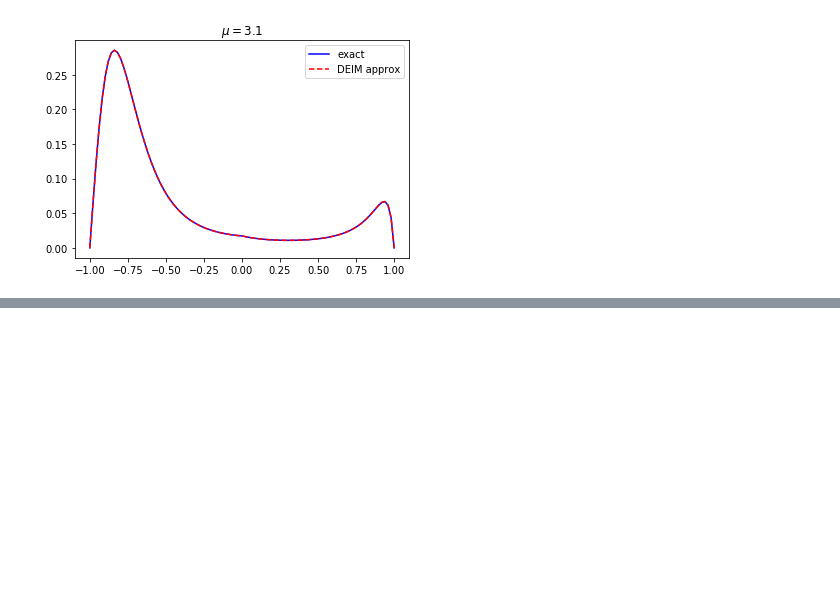
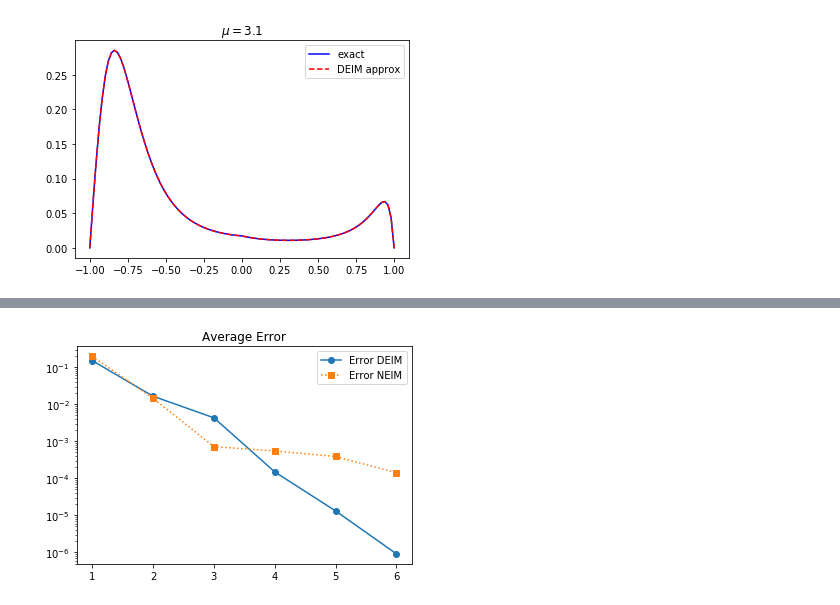
Before and after one commit to maxhirsch/NEIM, a Jupyter notebook: Solution Dependent Function Approximation/Solution Dependent Nonlinearity.ipynb, the cells around one changed output, grey strips where cells are left out. Cells and saved outputs as stored; diff of their text form; code cells hidden in the pictures; blank space fills up the shorter version.

```diff
--- a/Solution Dependent Function Approximation/Solution Dependent Nonlinearity.ipynb
+++ b/Solution Dependent Function Approximation/Solution Dependent Nonlinearity.ipynb
@@ -480,3 +478,12 @@ Finding theta...
+# %%
+plt.plot(np.arange(1, MAX_MODES+1), DEIM_errors, marker='o', label="Error DEIM")
+plt.plot(np.arange(1, MAX_MODES+1), Actual_NEIM_errors, marker='s', linestyle='dotted', label="Error NEIM")
+plt.yscale("log")
+plt.legend()
+plt.title("Average Error")
+plt.show()
+# %% [output]
+[figure, added]
 # %%
 plt.plot(x, V[:,:RO_DIM] @ Actual_NEIM_approximation[:, 0], c='b')
 plt.plot(x, V[:,:RO_DIM] @ Actual_NEIM_approximation[:, 250], c='b')
```
Also changed, not shown: parts of 6 cells of this notebook, 7 other files.
